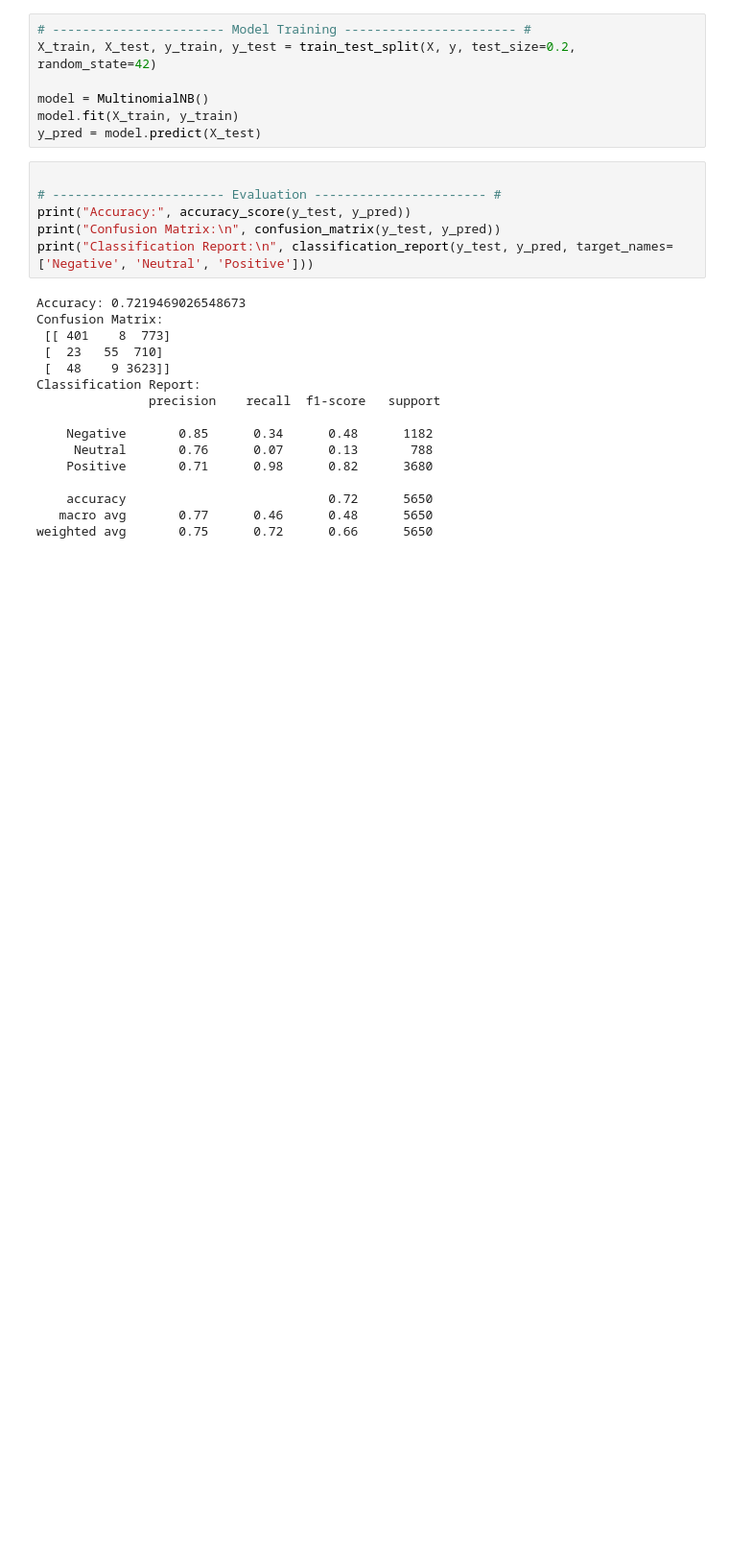
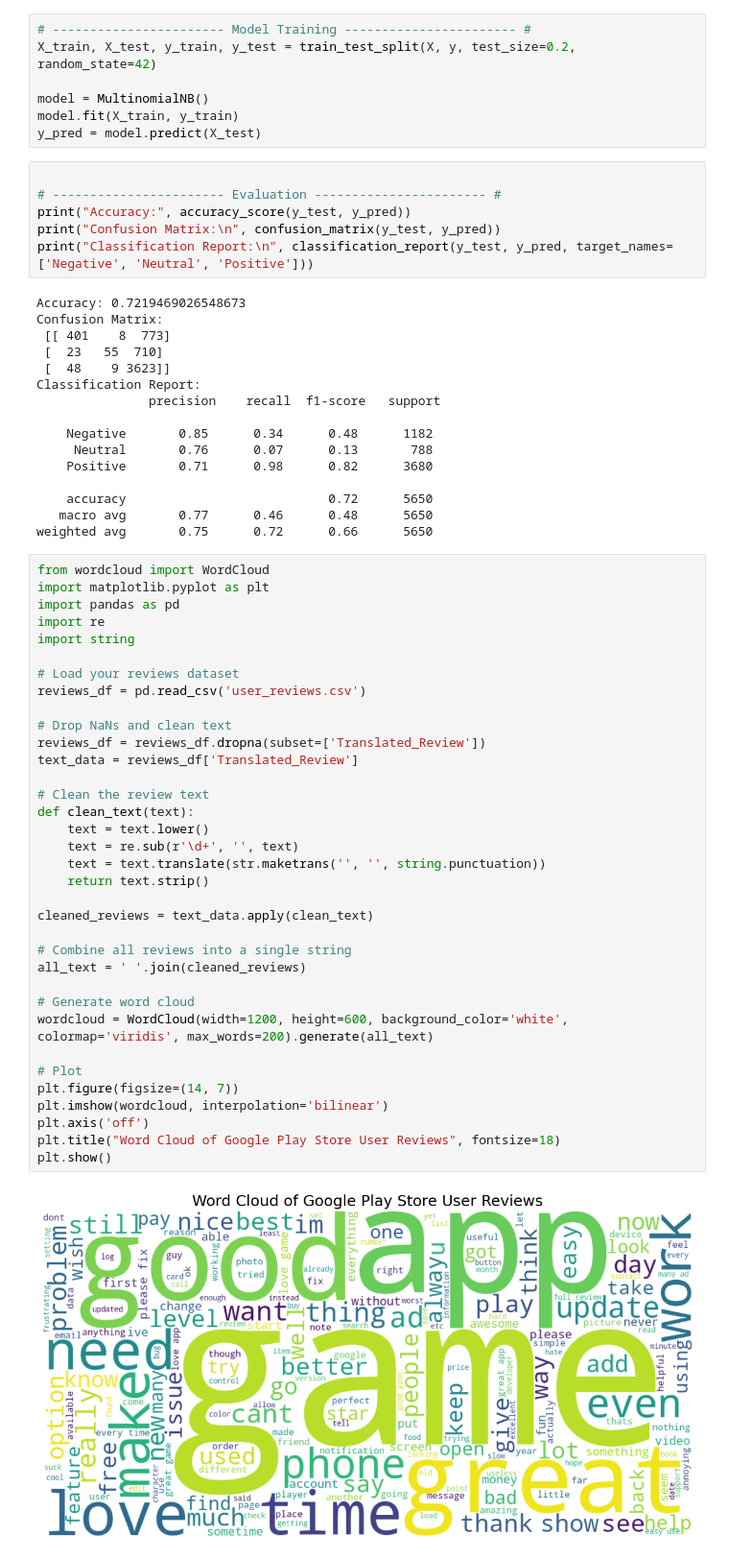
Before and after one commit to DEVang0876/Oasis, a Jupyter notebook: week2/Sentiment Analysis/PlayStore.ipynb, the cells around one changed output. Shown at 96% size. Saved outputs shown, nothing was run; the diff lists cells and outputs as text; blank space fills up the shorter version.

Commit message:
Implement feature X to enhance user experience and optimize performance

```diff
--- a/week2/Sentiment Analysis/PlayStore.ipynb
+++ b/week2/Sentiment Analysis/PlayStore.ipynb
@@ -168,3 +168,40 @@ Classification Report:
     accuracy                           0.72      5650
    macro avg       0.77      0.46      0.48      5650
 weighted avg       0.75      0.72      0.66      5650
+# %%
+from wordcloud import WordCloud
+import matplotlib.pyplot as plt
+import pandas as pd
+import re
+import string
+
+# Load your reviews dataset
+reviews_df = pd.read_csv('user_reviews.csv')
+
+# Drop NaNs and clean text
+reviews_df = reviews_df.dropna(subset=['Translated_Review'])
+text_data = reviews_df['Translated_Review']
+
+# Clean the review text
+def clean_text(text):
+    text = text.lower()
+    text = re.sub(r'\d+', '', text)
+    text = text.translate(str.maketrans('', '', string.punctuation))
+    return text.strip()
+
+cleaned_reviews = text_data.apply(clean_text)
+
+# Combine all reviews into a single string
+all_text = ' '.join(cleaned_reviews)
+
+# Generate word cloud
+wordcloud = WordCloud(width=1200, height=600, background_color='white', colormap='viridis', max_words=200).generate(all_text)
+
+# Plot
+plt.figure(figsize=(14, 7))
+plt.imshow(wordcloud, interpolation='bilinear')
+plt.axis('off')
+plt.title("Word Cloud of Google Play Store User Reviews", fontsize=18)
+plt.show()
+# %% [output]
+[figure, added]
```
